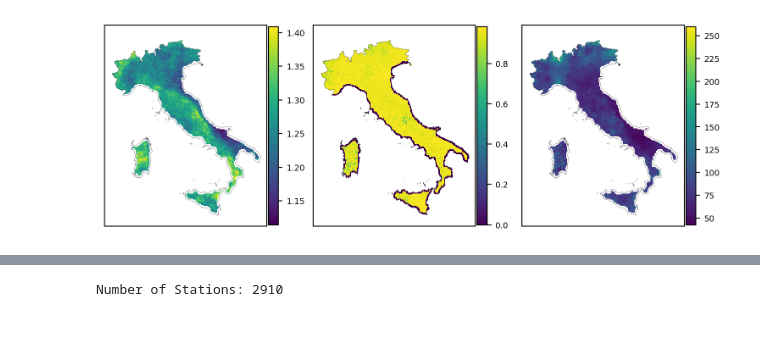
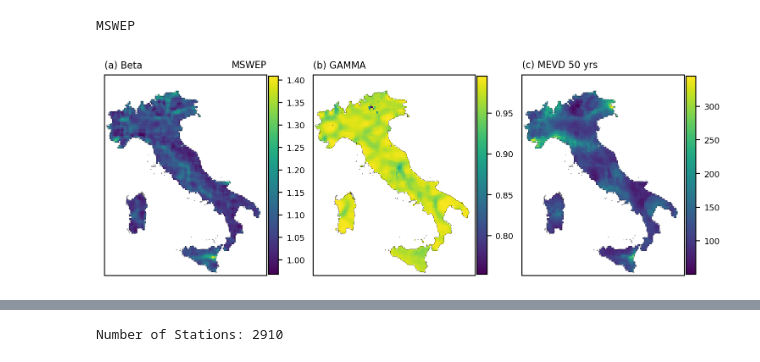
Before and after one commit to TeamExtremes/MEVD-downscaling, a Jupyter notebook: jupyter/Relative_Error/I_OBS_RSR.ipynb, the cells around one changed output, grey strips where cells are left out. Saved outputs shown, nothing was run; the diff lists cells and outputs as text; code cells hidden in the pictures; blank space fills up the shorter version.

```diff
--- a/jupyter/Relative_Error/I_OBS_RSR.ipynb
+++ b/jupyter/Relative_Error/I_OBS_RSR.ipynb
@@ -21,6 +21,8 @@ from function import ART_statistic as ART_stat
 
 import warnings
 warnings.filterwarnings('ignore')
+# %%
+version = 'quantiles_v1'
 # %%
 # product, time_reso = 'ENSEMBLE_mean', '1dy'
 # product, time_reso = 'ENSEMBLE_median', '1dy'
@@ -28,9 +30,9 @@ warnings.filterwarnings('ignore')
 # product, time_reso = 'IMERG', '3h'
 # product, time_reso = 'IMERG', '1dy'
 # product, time_reso = 'CMORPH', '3h'
-product, time_reso = 'CHIRPS', '1dy'
+# product, time_reso = 'CHIRPS', '1dy'
 # product, time_reso = 'ERA5', '3h'
-# product, time_reso = 'MSWEP', '3h'
+product, time_reso = 'MSWEP', '3h'
 # product, time_reso = 'GSMaP', '3h'
 
 npix = 2
@@ -45,44 +47,52 @@ else:
     raise SystemExit(f"File not found: {veneto_dir}")
 # %%
 # data_dir = os.path.join(dir_base,'Satellite','2_MEV','uncorrected','BEST',f'ITALY_DOWN_{product}_{time_reso}_2002_2023_npix_{npix}_thr_1_acf_mar_genetic_pearson.nc')
-data_dir = os.path.join(dir_base,'Satellite','2_MEV','uncorrected',f'ITALY_DOWN_{product}_{time_reso}_2002_2023_npix_{npix}_thr_1_acf_mar_genetic_pearson.nc')
+data_dir = os.path.join(dir_base,'Satellite','2_MEV','uncorrected',version,f'ITALY_DOWN_{product}_{time_reso}_2002_2023_npix_{npix}_thr_1_acf_mar_genetic_pearson.nc')
 DATA = xr.open_dataset(data_dir)
 
 lons, lats = DATA.lon.values, DATA.lat.values
 lon2d, lat2d = np.meshgrid(lons, lats)
 years = DATA.year.values
 # %%
-italy_geom = ITALY.union_all() # ONLY FOR ITALY
-mask_italy = sv.contains(italy_geom, lon2d, lat2d)
+if product != 'ENSEMBLE_median' and product != 'ENSEMBLE_mean':
+    print(product)
+    italy_geom = ITALY.union_all() # ONLY FOR ITALY
+    mask_italy = sv.contains(italy_geom, lon2d, lat2d)
 
-BETA = DATA.BETA.where(mask_italy).values
-GAMMA = DATA.GAMMA.where(mask_italy).values
-MEV = DATA.Mev_d.where(mask_italy).values
+    BETA = DATA.BETA.where(mask_italy).values
+    GAMMA = DATA.GAMMA.where(mask_italy).values
+    MEV = DATA.Mev_d.where(mask_italy).values
 
-proj = ccrs.PlateCarree()
+    proj = ccrs.PlateCarree()
 
-fig = plt.figure(figsize=(9,4),dpi=200)
-gs = gridspec.GridSpec(1,3)
+    fig = plt.figure(figsize=(9,4),dpi=200)
+    gs = gridspec.GridSpec(1,3)
 
-# =====================================================================================================
-ax1 = plt.subplot(gs[0, 0], projection = proj)
-ITALY.plot(facecolor='None', edgecolor='k', ax=ax1, linewidth=0.3, zorder=21, alpha=0.5)
-a1 = ax1.pcolormesh(lon2d, lat2d, BETA)
-cbar = plt.colorbar(a1, ax=ax1, orientation='vertical', pad=0.01, fraction=0.057)
-cbar.ax.tick_params(labelsize=7)
+    # =====================================================================================================
+    ax1 = plt.subplot(gs[0, 0], projection = proj)
+    ITALY.plot(facecolor='None', edgecolor='k', ax=ax1, linewidth=0.3, zorder=21, alpha=0.5)
+    a1 = ax1.pcolormesh(lon2d, lat2d, BETA)
+    cbar = plt.colorbar(a1, ax=ax1, orientation='vertical', pad=0.01, fraction=0.057)
+    cbar.ax.tick_params(labelsize=7)
+    ax1.set_title('(a) Beta', fontsize=8, loc='left')
+    ax1.set_title(product, fontsize=8, loc='right')
 
-# =====================================================================================================
-ax1 = plt.subplot(gs[0, 1], projection = proj)
-ITALY.plot(facecolor='None', edgecolor='k', ax=ax1, linewidth=0.3, zorder=21, alpha=0.5)
-a2 = ax1.pcolormesh(lon2d, lat2d, GAMMA)
-cbar = plt.colorbar(a2, ax=ax1, orientation='vertical', pad=0.01, fraction=0.057)
-cbar.ax.tick_params(labelsize=7)
+    # =====================================================================================================
+    ax1 = plt.subplot(gs[0, 1], projection = proj)
+    ITALY.plot(facecolor='None', edgecolor='k', ax=ax1, linewidth=0.3, zorder=21, alpha=0.5)
+    a2 = ax1.pcolormesh(lon2d, lat2d, GAMMA)
+    cbar = plt.colorbar(a2, ax=ax1, orientation='vertical', pad=0.01, fraction=0.057)
+    cbar.ax.tick_params(labelsize=7)
+    ax1.set_title(f'(b) GAMMA', fontsize=8, loc='left')
 
-# =====================================================================================================
-ax1 = plt.subplot(gs[0, 2], projection = proj)
-ITALY.plot(facecolor='None', edgecolor='k', ax=ax1, linewidth=0.3, zorder=21, alpha=0.5)
-a3 = ax1.pcolormesh(lon2d, lat2d, MEV[3,:,:])
-cbar = plt.colorbar(a3, ax=ax1, orientation='vertical', pad=0.01, fraction=0.057)
-cbar.ax.tick_params(labelsize=7)
+    # =====================================================================================================
+    ax1 = plt.subplot(gs[0, 2], projection = proj)
+    ITALY.plot(facecolor='None', edgecolor='k', ax=ax1, linewidth=0.3, zorder=21, alpha=0.5)
+    a3 = ax1.pcolormesh(lon2d, lat2d, MEV[3,:,:])
+    cbar = plt.colorbar(a3, ax=ax1, orientation='vertical', pad=0.01, fraction=0.057)
+    cbar.ax.tick_params(labelsize=7)
+
+    ax1.set_title('(c) MEVD 50 yrs', fontsize=8, loc='left')
 # %% [output]
+MSWEP
-[figure, old version]
+[figure, new version]
```
Also changed, not shown: parts of 6 cells of this notebook, 24 other files.
